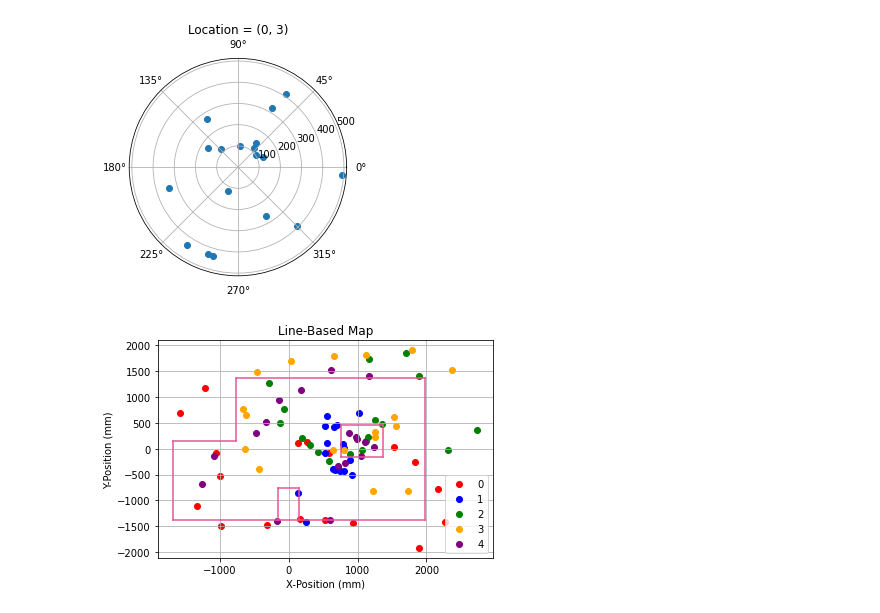
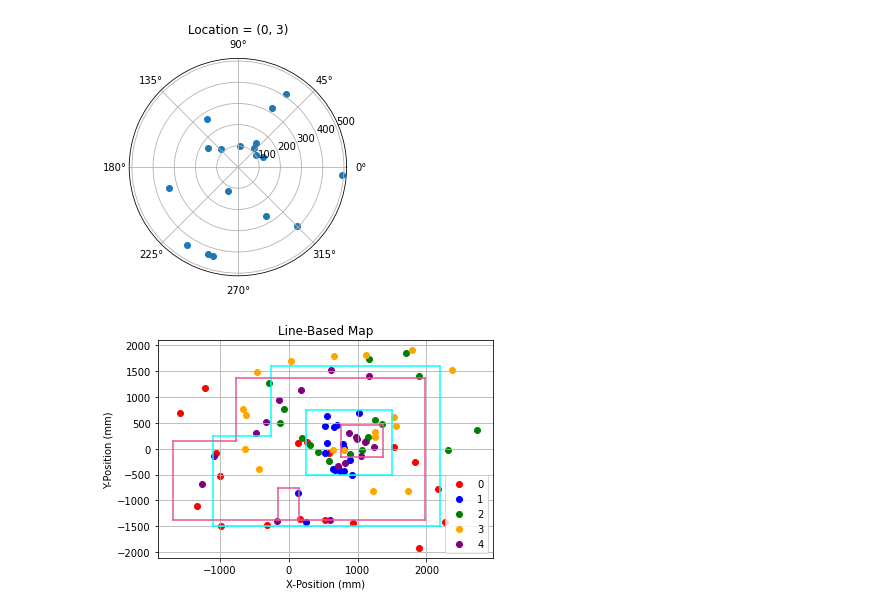
Before and after one commit to roninsharma25/Fast-Robots, a Jupyter notebook: Lab9/ble/RobotControl.ipynb, the cells around one changed output. Cells and saved outputs as stored; diff of their text form; code cells hidden in the pictures.

```diff
--- a/Lab9/ble/RobotControl.ipynb
+++ b/Lab9/ble/RobotControl.ipynb
@@ -131,52 +152,45 @@ for location in range(5):
 # %%
-posValues = []
-tileLength = 300
-colors = ['red', 'blue', 'green', 'orange', 'purple']
-
-for i in range(len(combinedData)):
-
-    gyro, tof = combinedData[i]
-
-    runData = []
-
-    for j in range(len(tof)):
-        thetha = gyro[j]
-        r = tof[j]
-
-        if i == 1:
-            runData += [ [ 1 * r * np.cos(np.radians(thetha)) + locationMap[i][0] * 4 * tileLength + 800 - 90 , 3.5 * r * np.sin(np.radians(thetha)) + locationMap[i][0] * 0.25 * tileLength + 0] ]
-        else:
-            runData += [ [ 4 * r * np.cos(np.radians(thetha)) + locationMap[i][0] * 0.25 * tileLength + 650 - 90 , 3.5 * r * np.sin(np.radians(thetha)) + locationMap[i][0] * 0.25 * tileLength + 0] ]
-
-    posValues += [ runData ]
-
-
 fig, ax = plt.subplots()
 
 for i in range(len(posValues)):
     xVals, yVals = [val[0] for val in posValues[i] ], [ val[1] for val in posValues[i] ]
     ax.scatter(xVals, yVals, c = colors[i], label = i)
 
-
 ax.legend()
 ax.grid(True)
+
+# Boundaries based on datapoints
+boundary = [ [(-1100, -1500), (-1100, 250)],
+             [(-1100, 250), (-250, 250)],
+             [(-250, 250), (-250, 1600)],
+             [(-250, 1600), (2200, 1600)],
+             [(2200, 1600), (2200, -1500)],
+             [(2200, -1500), (-1100, -1500)],
+             [(1500, -500), (250, -500)],
+             [(250, -500), (250, 750)],
+             [(250, 750), (1500, 750)],
+             [(1500, 750), (1500, -500)],
+           ]
 
 # Boundaries obtained from lab 10 starter code
 world = [ [(-1.6764,0.1524), (-1.6764,-1.3716)], [(-1.6764,-1.3716), (1.9812,-1.3716)],
           [(1.9812,-1.3716), (1.9812,1.3716)], [(1.9812,1.3716), (-0.7620,1.3716)],
           [(-0.7620,1.3716), (-0.7620,0.1524)], [(-0.7620,0.1524), (-1.6764,0.1524)],
           [(0.7620,-0.1524), (1.3716,-0.1524)], [(1.3716,-0.1524), (1.3716,0.4572)],
           [(1.3716,0.4572), (0.7620,0.4572)], [(0.7620,0.4572), (0.7620,-0.1524)],
           [(-0.1524,-1.3716), (-0.1524,-0.7620)], [(-0.1524,-0.7620), (0.1524,-0.7620)],
           [(0.1524,-0.7620), (0.1524,-1.3716)] ]
 
+for point in boundary:
+    ax.plot([ point[0][0], point[1][0] ], [ point[0][1], point[1][1] ], color = 'cyan')
+
 for point in world:
     ax.plot([ 1000 * point[0][0], 1000 * point[1][0] ], [ 1000 * point[0][1], 1000 * point[1][1]], color = '#e85395' )
 
 plt.title('Line-Based Map')
 plt.xlabel('X-Position (mm)')
 plt.ylabel('Y-Position (mm)')
 #plt.show()
 plt.savefig('lineBasedMap.png')
 # %% [output]
-[figure, old version]
+[figure, new version]
```
Also changed, not shown: parts of 1 cell of this notebook, 6 other files.
